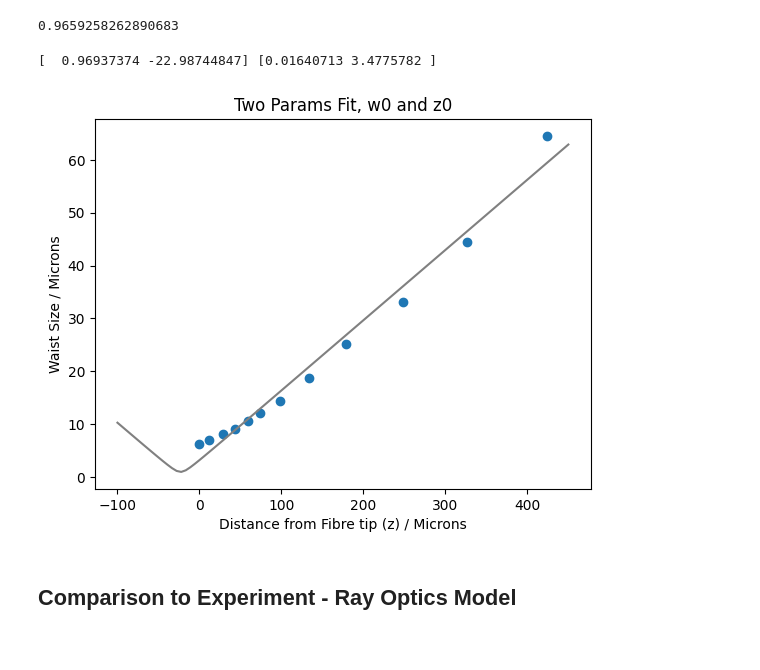
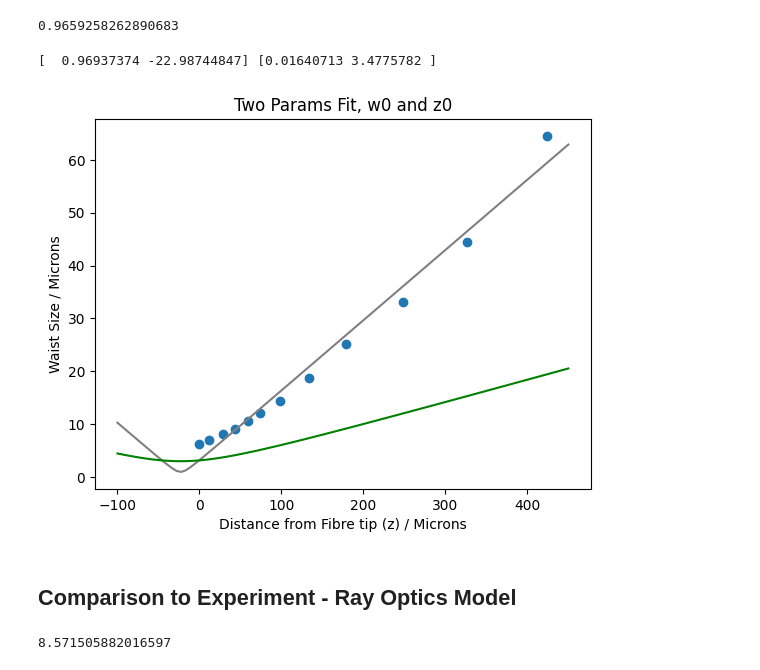
Before and after one commit to akay8/Level4Project, a Jupyter notebook: test_file.ipynb, the cells around one changed output. Drawn from its saved outputs; the diff is of its cells as text; code cells hidden in the pictures.

Commit message:
found theoretical waist .. not quite agree

```diff
--- a/test_file.ipynb
+++ b/test_file.ipynb
@@ -224,14 +224,17 @@ w0_err, z0_err = params_errs
 # %%
 # Plot waists vs Z:
 plt.scatter(lengths,waists)
 plt.plot(np.linspace(-100,450,100), WvsZ(np.linspace(-100,450,100), w0, z0), color = 'grey')
 plt.xlabel('Distance from Fibre tip (z) / Microns')
 plt.ylabel('Waist Size / Microns')
 plt.title('Two Params Fit, w0 and z0')
 
+plt.plot(np.linspace(-100,450,100), WvsZ(np.linspace(-100,450,100), 3, z0), color = 'green')
+#plt.scatter(lengths*np.cos(np.pi / 12),waists*np.cos(np.pi / 12), color = 'darkgreen')
+
 print(params, params_errs)
 # %% [output]
 [  0.96937374 -22.98744847] [0.01640713 3.4775782 ]
-[figure, old version]
+[figure, new version]
 # %% [markdown]
 ## Comparison to Experiment - Ray Optics Model
@@ -239,0 +253,4 @@ print(params, params_errs)
+# %%
+print(V_no)
+# %% [output]
+8.571505882016597
```
Also changed, not shown: parts of 6 cells of this notebook.
